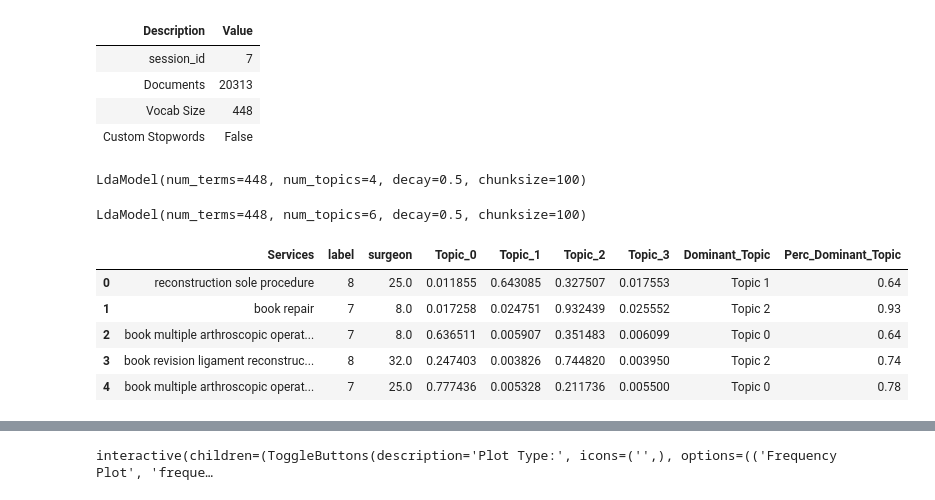
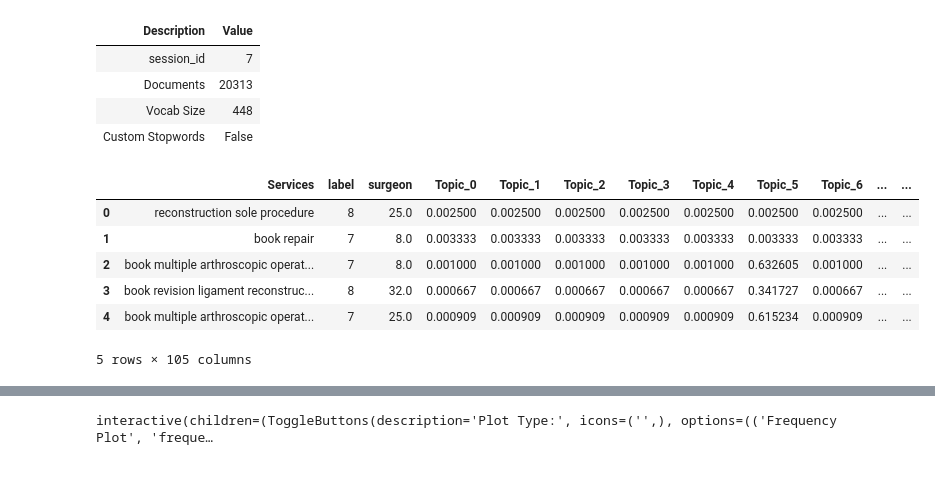
Before and after one commit to montgoz007/bugs-caret, a Jupyter notebook: pathway_classify.ipynb, the cells around one changed output, grey strips where cells are left out. Saved outputs shown, nothing was run; the diff lists cells and outputs as text; code cells hidden in the pictures.

```diff
--- a/pathway_classify.ipynb
+++ b/pathway_classify.ipynb
@@ -307,25 +305,15 @@ lda = create_model('lda')
-# %%
-print(lda)
-# %% [output]
-LdaModel(num_terms=448, num_topics=4, decay=0.5, chunksize=100)
 # %%
-lda2 = create_model('lda', num_topics = 6, multi_core = True)
-#lda_results = assign_model(lda)
-#lda_results.head()
+lda = create_model('lda', num_topics = 100, multi_core = True)
+lda_results = assign_model(lda)
+lda_results.head()
+# %% [output]
+|  | Services | label | surgeon | Topic_0 | Topic_1 | Topic_2 | Topic_3 | Topic_4 | Topic_5 | Topic_6 | ... | ... |
+| 0 | reconstruction sole procedure | 8 | 25.0 | 0.002500 | 0.002500 | 0.002500 | 0.002500 | 0.002500 | 0.002500 | 0.002500 | ... | ... |
+| 1 | book repair | 7 | 8.0 | 0.003333 | 0.003333 | 0.003333 | 0.003333 | 0.003333 | 0.003333 | 0.003333 | ... | ... |
+| 2 | book multiple arthroscopic operat... | 7 | 8.0 | 0.001000 | 0.001000 | 0.001000 | 0.001000 | 0.001000 | 0.632605 | 0.001000 | ... | ... |
+| 3 | book revision ligament reconstruc... | 8 | 32.0 | 0.000667 | 0.000667 | 0.000667 | 0.000667 | 0.000667 | 0.341727 | 0.000667 | ... | ... |
+| 4 | book multiple arthroscopic operat... | 7 | 25.0 | 0.000909 | 0.000909 | 0.000909 | 0.000909 | 0.000909 | 0.615234 | 0.000909 | ... | ... |
+5 rows × 105 columns
-# %%
-print(lda2)
-# %% [output]
-LdaModel(num_terms=448, num_topics=6, decay=0.5, chunksize=100)
-# %%
-lda_results = assign_model(lda)
-lda_results.head()
-# %% [output]
-|  | Services | label | surgeon | Topic_0 | Topic_1 | Topic_2 | Topic_3 | Dominant_Topic | Perc_Dominant_Topic |
-| 0 | reconstruction sole procedure | 8 | 25.0 | 0.011855 | 0.643085 | 0.327507 | 0.017553 | Topic 1 | 0.64 |
-| 1 | book repair | 7 | 8.0 | 0.017258 | 0.024751 | 0.932439 | 0.025552 | Topic 2 | 0.93 |
-| 2 | book multiple arthroscopic operat... | 7 | 8.0 | 0.636511 | 0.005907 | 0.351483 | 0.006099 | Topic 0 | 0.64 |
-| 3 | book revision ligament reconstruc... | 8 | 32.0 | 0.247403 | 0.003826 | 0.744820 | 0.003950 | Topic 2 | 0.74 |
-| 4 | book multiple arthroscopic operat... | 7 | 25.0 | 0.777436 | 0.005328 | 0.211736 | 0.005500 | Topic 0 | 0.78 |
 # %%
 plot_model()
 # %% [output]
```
Also changed, not shown: parts of 3 cells of this notebook, 2 other files.
